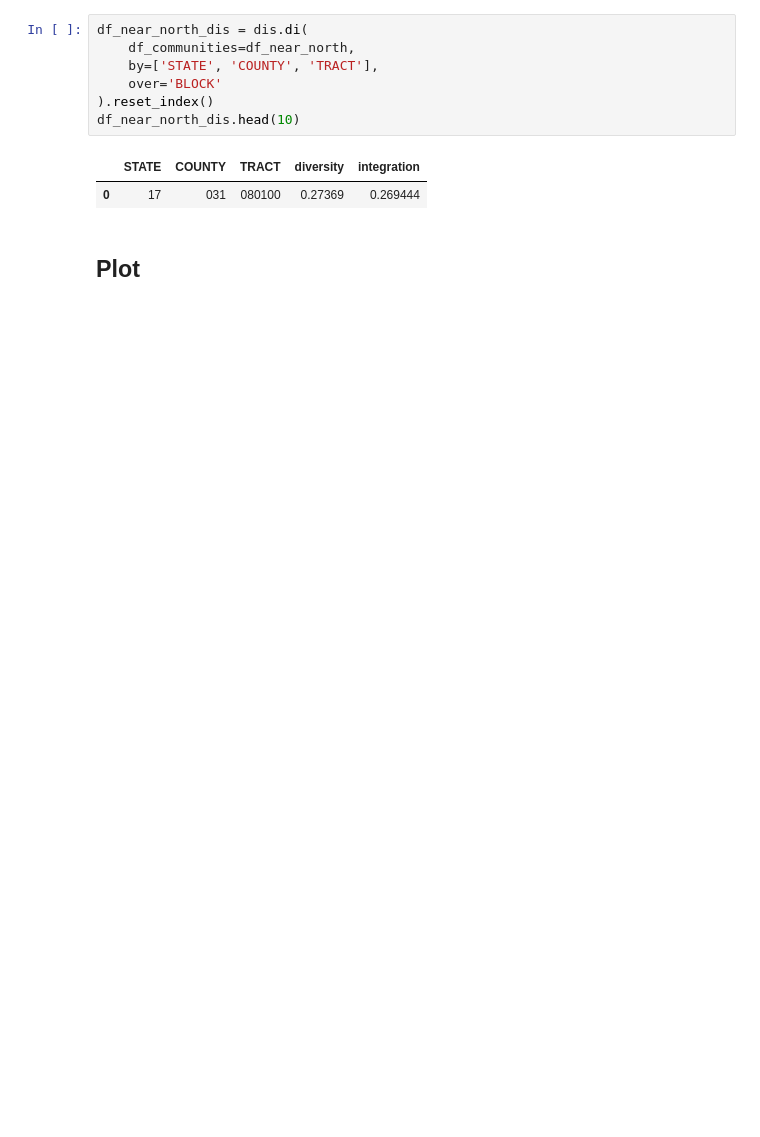
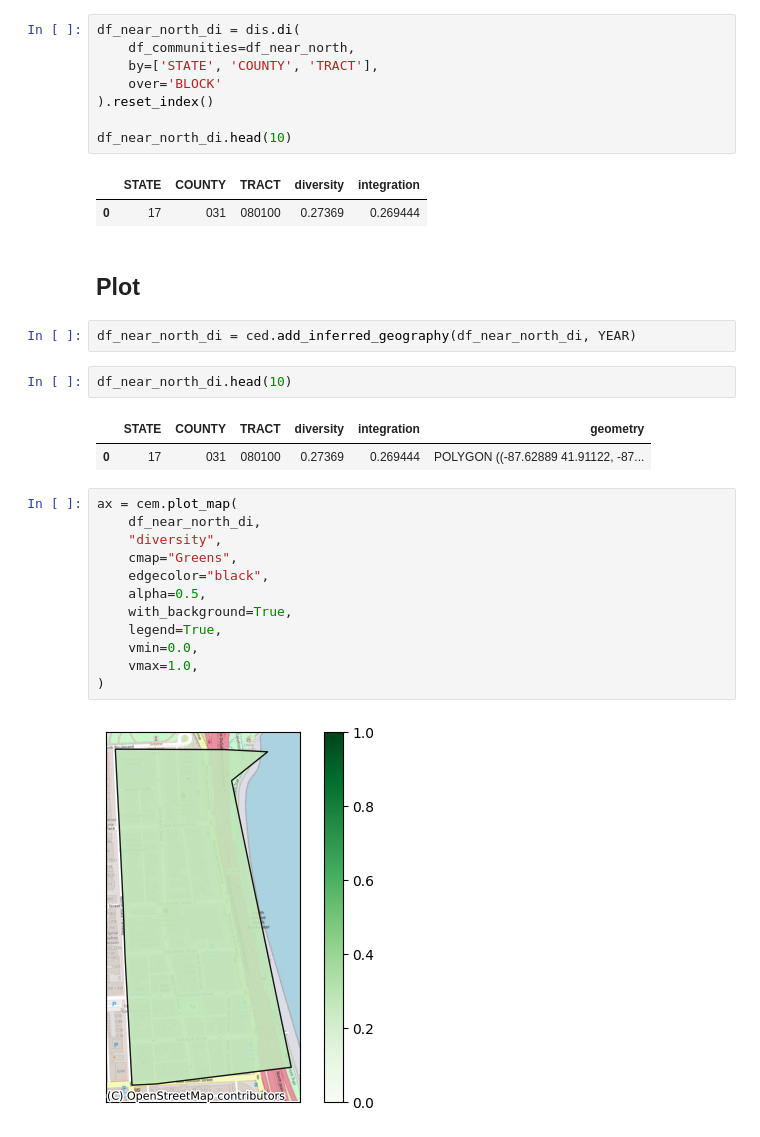
Before and after one commit to bryantco/near-north-demographics, a Jupyter notebook: main.ipynb, the cells around one changed output. Drawn from its saved outputs; the diff is of its cells as text; blank space fills up the shorter version.

```diff
--- a/main.ipynb
+++ b/main.ipynb
@@ -47,14 +48,36 @@ df_near_north.head(10)
 # %% [markdown]
 ## Compute diversity and integration
 # %%
-df_near_north_dis = dis.di(
+df_near_north_di = dis.di(
     df_communities=df_near_north,
     by=['STATE', 'COUNTY', 'TRACT'],
     over='BLOCK'
 ).reset_index()
-df_near_north_dis.head(10)
+
+df_near_north_di.head(10)
 # %% [output]
 |  | STATE | COUNTY | TRACT | diversity | integration |
 | 0 | 17 | 031 | 080100 | 0.27369 | 0.269444 |
 # %% [markdown]
 ## Plot
+# %%
+df_near_north_di = ced.add_inferred_geography(df_near_north_di, YEAR)
+# %%
+df_near_north_di.head(10)
+# %% [output]
+|  | STATE | COUNTY | TRACT | diversity | integration | geometry |
+| 0 | 17 | 031 | 080100 | 0.27369 | 0.269444 | POLYGON ((-87.62889 41.91122, -87... |
+# %%
+ax = cem.plot_map(
+    df_near_north_di,
+    "diversity",
+    cmap="Greens",
+    edgecolor="black",
+    alpha=0.5,
+    with_background=True,
+    legend=True,
+    vmin=0.0,
+    vmax=1.0,
+)
+# %% [output]
+[figure, added]
```
Also changed, not shown: parts of 1 cell of this notebook.
